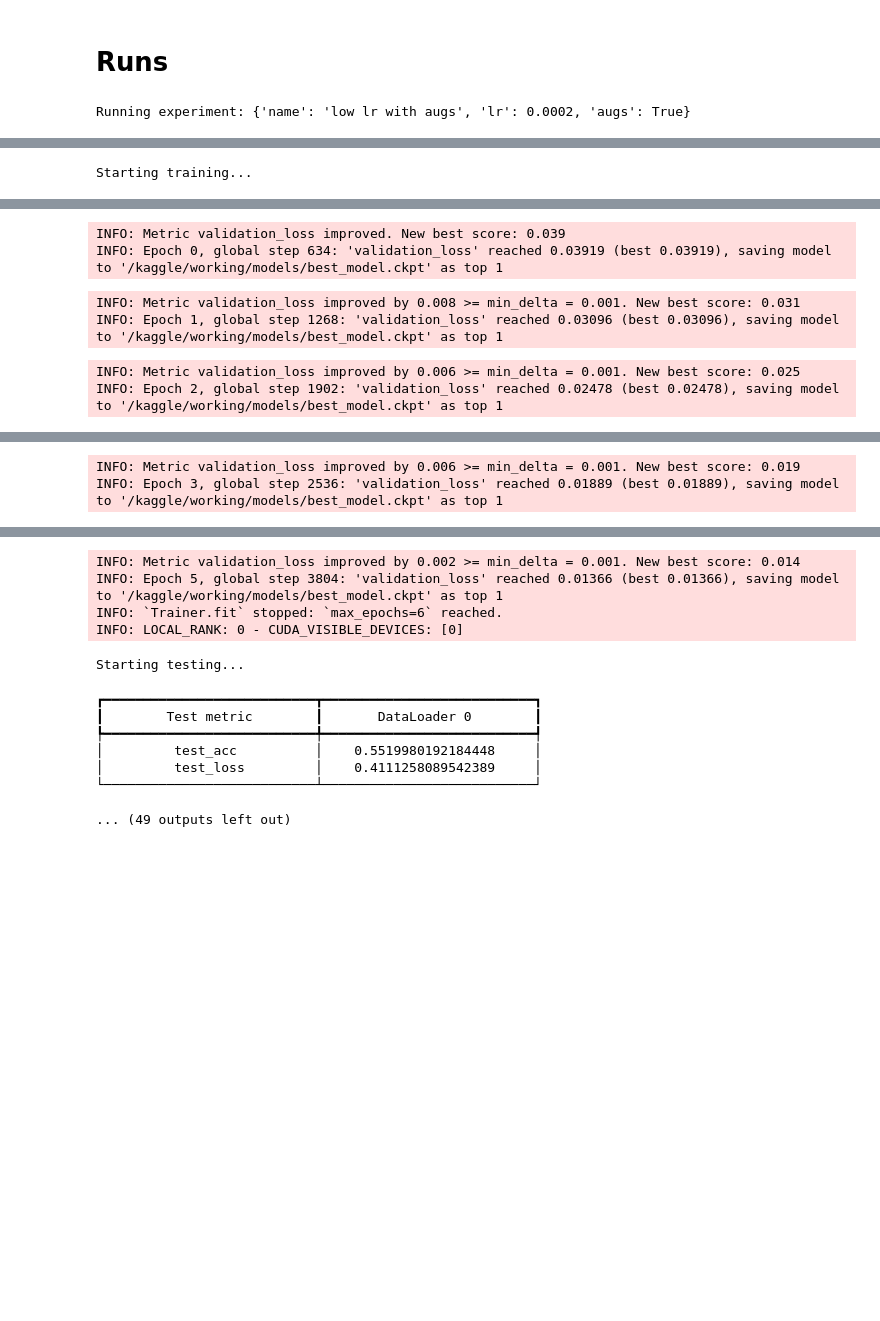
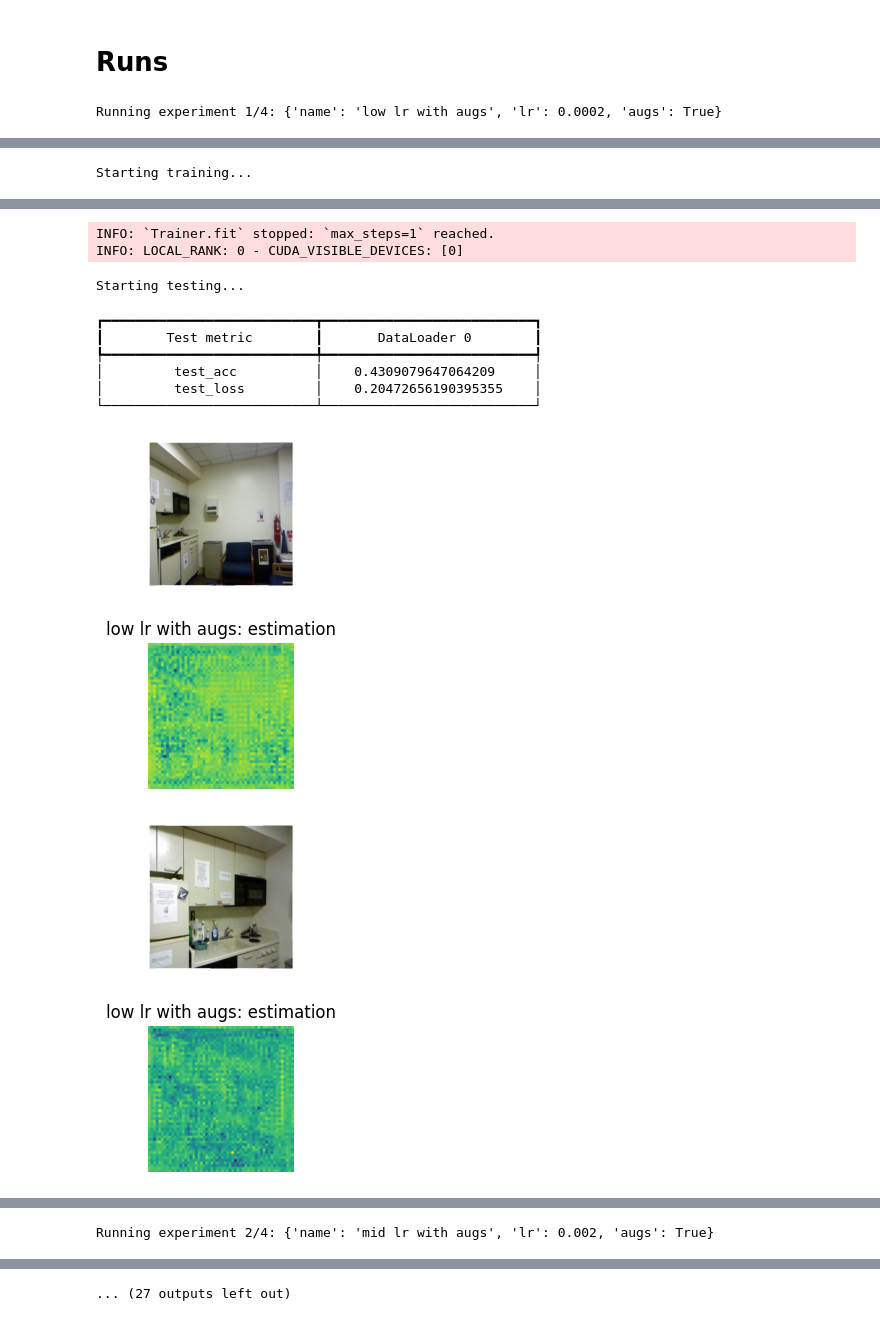
Before and after one commit to rubenjr0/ENNCA, a Jupyter notebook: depth_estimation.ipynb, the cells around one changed output, grey strips where cells are left out. Drawn from its saved outputs; the diff is of its cells as text; code cells hidden in the pictures; blank space fills up the shorter version.

Commit message:
Kaggle Notebook | DepthEstimation | Version 182

```diff
--- a/depth_estimation.ipynb
+++ b/depth_estimation.ipynb
@@ -442,9 +442,9 @@ class Decoder(nn.Module):
     def __init__(self):
         super().__init__()
         self.bifpn = BiFPN([40, 112, 192, 320, 1280])
-        self.upsample1 = nn.ConvTranspose2d(in_channels=64, out_channels=32, kernel_size=7, dilation=5, padding=1)
-        self.upsample2 = nn.ConvTranspose2d(in_channels=64, out_channels=32, kernel_size=5, dilation=11, padding=1)
-        self.bn = nn.BatchNorm2d(64)
+        self.upsample1 = nn.PixelShuffle(2)
+        self.upsample2 = nn.PixelShuffle(4)
+        self.bn = nn.BatchNorm2d(20)
         self.act = nn.GELU()
 
     def forward(self, x):
@@ -485,19 +485,19 @@ class DepthNet(nn.Module):
     def __init__(self, dropout_prob=0.1):
         super().__init__()
         self.encoder = EfficientNetWrapper()
-        self.encoder.freeze()
+        # self.encoder.freeze()
         self.d1 = Decoder()
         self.d2 = Decoder()
         self.d3 = Decoder()
         self.dropout = nn.Dropout2d(p=dropout_prob) if dropout_prob > 0 else None
-        self.bn = nn.BatchNorm2d(192)
+        self.bn = nn.BatchNorm2d(60)
         self.head = nn.Sequential(
-            ConvBlock(192, 160, ks=7),
-            ConvBlock(160, 128, ks=5),
-            ConvBlock(128, 96, ks=5),
-            ConvBlock(96, 64),
-            ConvBlock(64, 32),
-            ConvBlock(32, 1, act=False)
+            ConvBlock(60, 52, ks=7),
+            ConvBlock(52, 44, ks=5),
+            ConvBlock(44, 32, ks=5),
+            ConvBlock(32, 24),
+            ConvBlock(24, 16),
+            ConvBlock(16, 1, act=False)
         )
         self.act = nn.Sigmoid()
 
@@ -696,7 +696,6 @@ def run_experiment(name, lr, augs):
     model = LitDepth(learning_rate = lr)
 
     trainer = pl.Trainer(
-        accelerator='auto',
         default_root_dir='/kaggle/working/',
         callbacks=[
             early_stop_callback,
@@ -706,7 +705,7 @@ def run_experiment(name, lr, augs):
             # pl.callbacks.StochasticWeightAveraging(swa_lrs=1e-3, device='cpu'),
             pl.callbacks.ModelSummary(),
         ],
-        max_epochs=6,
+        max_epochs=10,
         # limit_train_batches=0.25,
         # limit_test_batches=0.25,
         # limit_val_batches=0.25,
@@ -714,7 +713,7 @@ def run_experiment(name, lr, augs):
         logger=tb_logger,
         gradient_clip_val=0.5,
         detect_anomaly=True,
-        # fast_dev_run=True,
+        fast_dev_run=True,
         # profiler="simple"
     )
 
@@ -746,11 +745,11 @@ def run_experiment(name, lr, augs):
 # %% [markdown]
 # Runs
 # %%
-for exp in experiments:
-    print('Running experiment:', exp)
+for (i, exp) in enumerate(experiments):
+    print(f'Running experiment {i+1}/{len(experiments)}:', exp)
     run_experiment(**exp)
 # %% [output]
-Running experiment: {'name': 'low lr with augs', 'lr': 0.0002, 'augs': True}
+Running experiment 1/4: {'name': 'low lr with augs', 'lr': 0.0002, 'augs': True}
 Downloading: "https://download.pytorch.org/models/efficientnet_b0_rwightman-3dd342df.pth" to /root/.cache/torch/hub/checkpoints/efficientnet_b0_rwightman-3dd342df.pth
 INFO: Using 16bit Automatic Mixed Precision (AMP)
 INFO: Trainer already configured with model summary callbacks: [<class 'lightning.pytorch.callbacks.model_summary.ModelSummary'>]. Skipping setting a default `ModelSummary` callback.
@@ -774,6 +774,11 @@ INFO:
-INFO: Metric validation_loss improved. New best score: 0.039
-INFO: Epoch 0, global step 634: 'validation_loss' reached 0.03919 (best 0.03919), saving model to '/kaggle/working/models/best_model.ckpt' as top 1
+INFO: `Trainer.fit` stopped: `max_steps=1` reached.
+INFO: LOCAL_RANK: 0 - CUDA_VISIBLE_DEVICES: [0]
-INFO: Metric validation_loss improved by 0.008 >= min_delta = 0.001. New best score: 0.031
-INFO: Epoch 1, global step 1268: 'validation_loss' reached 0.03096 (best 0.03096), saving model to '/kaggle/working/models/best_model.ckpt' as top 1
+Starting testing...
-INFO: Metric validation_loss improved by 0.006 >= min_delta = 0.001. New best score: 0.025
-INFO: Epoch 2, global step 1902: 'validation_loss' reached 0.02478 (best 0.02478), saving model to '/kaggle/working/models/best_model.ckpt' as top 1
+┏━━━━━━━━━━━━━━━━━━━━━━━━━━━┳━━━━━━━━━━━━━━━━━━━━━━━━━━━┓
+┃        Test metric        ┃       DataLoader 0        ┃
+┡━━━━━━━━━━━━━━━━━━━━━━━━━━━╇━━━━━━━━━━━━━━━━━━━━━━━━━━━┩
+│         test_acc          │    0.4309079647064209     │
+│         test_loss         │    0.20472656190395355    │
+└───────────────────────────┴───────────────────────────┘
+[figure, added]
+[figure, added]
@@ -780,2 +786 @@ INFO: Epoch 2, global step 1902: 'validation_loss' reached 0.02478 (best 0.02478
-INFO: Metric validation_loss improved by 0.006 >= min_delta = 0.001. New best score: 0.019
-INFO: Epoch 3, global step 2536: 'validation_loss' reached 0.01889 (best 0.01889), saving model to '/kaggle/working/models/best_model.ckpt' as top 1
+Running experiment 2/4: {'name': 'mid lr with augs', 'lr': 0.002, 'augs': True}
@@ -784,12 +806 @@ INFO: Epoch 4, global step 3170: 'validation_loss' reached 0.01535 (best 0.01535
-INFO: Metric validation_loss improved by 0.002 >= min_delta = 0.001. New best score: 0.014
-INFO: Epoch 5, global step 3804: 'validation_loss' reached 0.01366 (best 0.01366), saving model to '/kaggle/working/models/best_model.ckpt' as top 1
-INFO: `Trainer.fit` stopped: `max_epochs=6` reached.
-INFO: LOCAL_RANK: 0 - CUDA_VISIBLE_DEVICES: [0]
+... (27 outputs left out)
-Starting testing...
-┏━━━━━━━━━━━━━━━━━━━━━━━━━━━┳━━━━━━━━━━━━━━━━━━━━━━━━━━━┓
-┃        Test metric        ┃       DataLoader 0        ┃
-┡━━━━━━━━━━━━━━━━━━━━━━━━━━━╇━━━━━━━━━━━━━━━━━━━━━━━━━━━┩
-│         test_acc          │    0.5519980192184448     │
-│         test_loss         │    0.4111258089542389     │
-└───────────────────────────┴───────────────────────────┘
-... (49 outputs left out)
```
Also changed, not shown: parts of 3 cells of this notebook.
